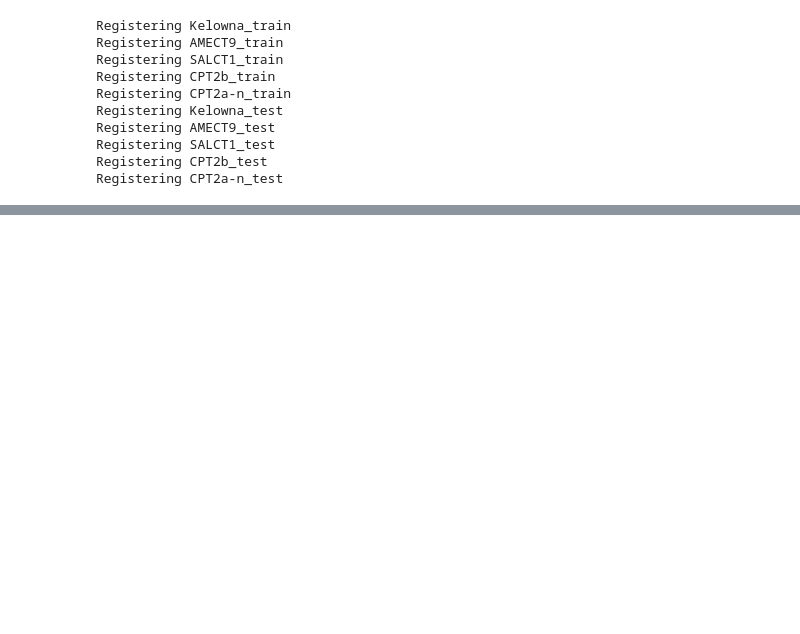
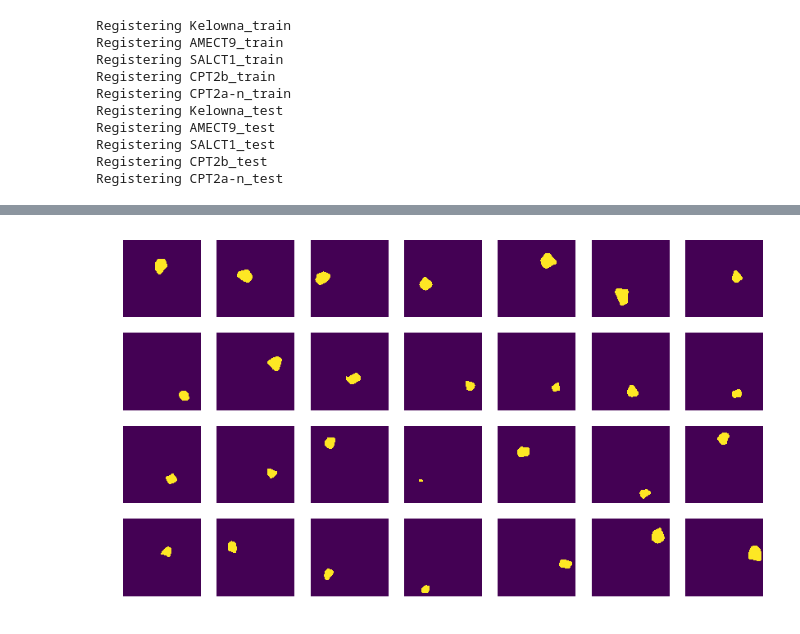
Before and after one commit to tomginsberg/drone-tree-id, a Jupyter notebook: notebooks/vis.ipynb, the cells around one changed output, grey strips where cells are left out. Drawn from its saved outputs; the diff is of its cells as text; code cells hidden in the pictures; blank space fills up the shorter version.

```diff
--- a/notebooks/vis.ipynb
+++ b/notebooks/vis.ipynb
@@ -133,0 +122,6 @@ plt.savefig('poster_demo.png')
+# %%
+dic = data[334]
+img = cv2.imread(dic["file_name"])
+predictions = predictor(img)
+# %%
+mask = Visualizer(img, metadata=metadata).draw_instance_predictions(predictions["instances"].to("cpu")).get_image()
@@ -133,0 +134,8 @@ plt.savefig('poster_demo.png')
+# %%
+masks = predictions['instances'].pred_masks.cpu().numpy()
+fig, axes = plt.subplots(4,7,figsize=(14,8))
+for ax, mask in zip(axes.ravel(), masks):
+    ax.imshow(mask)
+    ax.set_axis_off()
+# %% [output]
+[figure, added]
```
Also changed, not shown: parts of 18 cells of this notebook, 6 other files.
